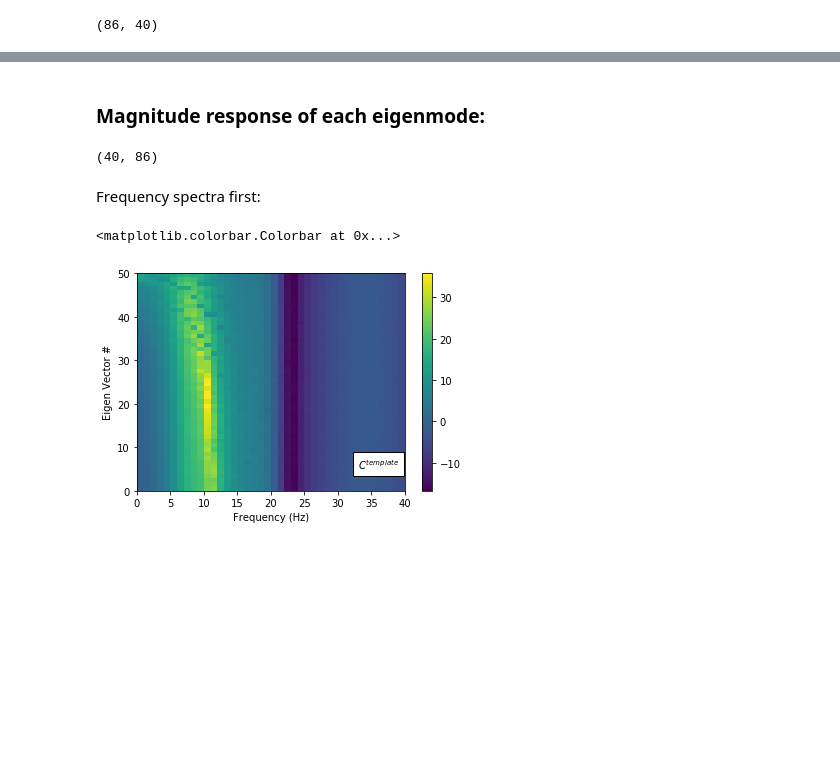
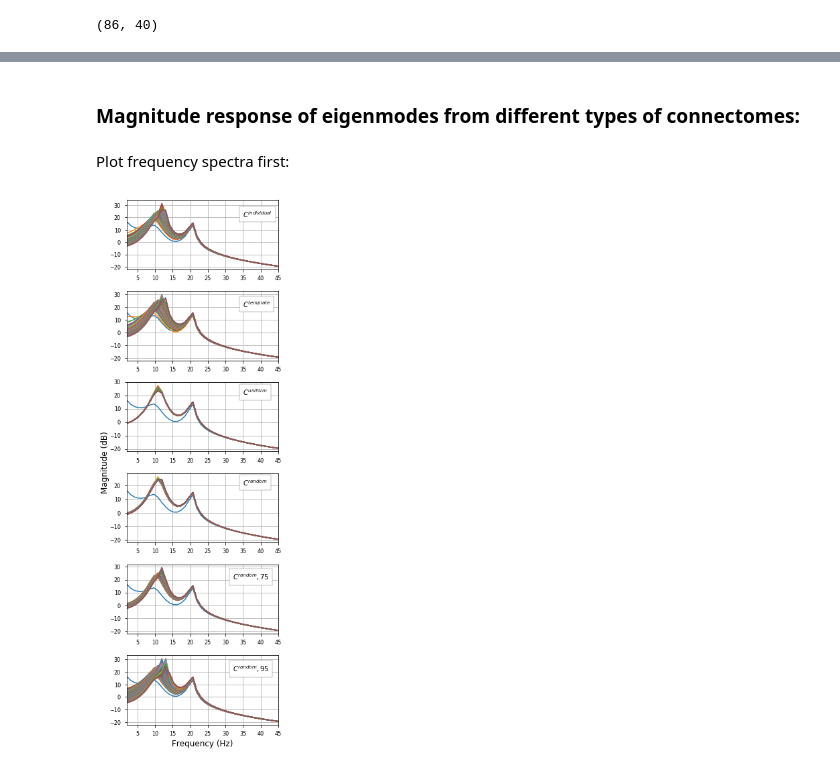
Before and after one commit to Raj-Lab-UCSF/spectrome, a Jupyter notebook: spectrome/notebooks/SGM_frequency_responses.ipynb, the cells around one changed output, grey strips where cells are left out. Drawn from its saved outputs; the diff is of its cells as text; code cells hidden in the pictures; blank space fills up the shorter version.

```diff
--- a/spectrome/notebooks/SGM_frequency_responses.ipynb
+++ b/spectrome/notebooks/SGM_frequency_responses.ipynb
@@ -74,6 +119,2 @@ plt.savefig('eigen_spectrum.svg', dpi = 300, format = 'svg')
 # %% [markdown]
-### Magnitude response of each eigenmode:
+### Magnitude response of eigenmodes from different types of connectomes:
-# %%
-freq_response.shape
-# %% [output]
-(40, 86)
@@ -80,15 +176,51 @@ freq_response.shape
 # %% [markdown]
-Frequency spectra first:
+Plot frequency spectra first:
-# %%
-fig_hcp, ax_hcp = plt.subplots()
-ax_1 = ax_hcp.imshow(functions.mag2db(np.abs(np.transpose(freq_response[:,0:50]))), extent = [0, 40, 0, 50], aspect = 'auto')
-#ax_hcp.set_title('Frequency Response with Optimized Parameters')
-ax_hcp.set_xlabel('Frequency (Hz)')
-ax_hcp.set_ylabel('Eigen Vector #')
-#mpl.gca().invert_yaxis()
-#mpl.yticks(np.arange(0,50,10),[50,40,30,20,10])
-ax_hcp.text(33,5, r'$C^{template}$', bbox = {'facecolor':'white','pad':5})
-fig_hcp.colorbar(ax_1)
-# %% [output]
-<matplotlib.colorbar.Colorbar at 0x...>
-[figure, removed]
+# %%
+%matplotlib inline
+
+font_size = 10
+# subplot with 6 rows and 1 column:
+with plt.style.context('seaborn-paper'):
+    freqs, (f1, f2, f3, f4, f5, f6) = plt.subplots(6,1,figsize = (4.5, 12.0))
+    f1.plot(fvec, functions.mag2db(np.abs(ind_resp)))
+    f1.autoscale(enable=True, axis='x', tight=True)
+    f1.text(35,20, r'$C^{individual}$', bbox = {'facecolor':'white','pad':5}, fontsize = font_size)
+    f1.grid(True)
+
+    f2.plot(fvec, functions.mag2db(np.abs(freq_response)))
+    f2.autoscale(enable=True, axis='x', tight=True)
+    f2.text(35,20, r'$C^{template}$', bbox = {'facecolor':'white','pad':5}, fontsize = font_size)
+    f2.grid(True)
+
+    f3.plot(fvec, functions.mag2db(np.abs(uni_resp)))
+    f3.autoscale(enable=True, axis='x', tight=True)
+    f3.text(35,20, r'$C^{uniform}$', bbox = {'facecolor':'white','pad':5}, fontsize = font_size)
+    f3.grid(True)
+
+    f4.plot(fvec, functions.mag2db(np.abs(r100_resp)))
+    f4.autoscale(enable=True, axis='x', tight=True)
+    f4.text(35,20, r'$C^{random}$', bbox = {'facecolor':'white','pad':5}, fontsize = font_size)
+    f4.grid(True)
+
+    f5.plot(fvec, functions.mag2db(np.abs(r75_resp)))
+    f5.autoscale(enable=True, axis='x', tight=True)
+    f5.text(32,20, r'$C^{random}, 75% sparsity$', bbox = {'facecolor':'white','pad':5}, fontsize = font_size)
+    f5.grid(True)
+
+    f6.plot(fvec, functions.mag2db(np.abs(r95_resp)))
+    f6.autoscale(enable=True, axis='x', tight=True)
+    f6.text(32,20, r'$C^{random}, 95% sparsity$', bbox = {'facecolor':'white','pad':5}, fontsize = font_size)
+    f6.grid(True)
+    f6.set_xlabel('Frequency (Hz)', fontsize = 12)
+
+    freqs.add_subplot(1,1,1, frameon = False)
+    plt.tick_params(labelcolor='none', top='off', bottom='off', left='off', right='off')
+    plt.grid(False)
+    plt.ylabel('Magnitude (dB)', fontsize = 12)
+
+    plt.tight_layout()
+
+    # save figure?
+    #plt.savefig('freq_spectrum.png', dpi = 300, format = 'png')
+# %% [output]
+[figure, added]
```
Also changed, not shown: parts of 10 cells of this notebook, 5 other files.
